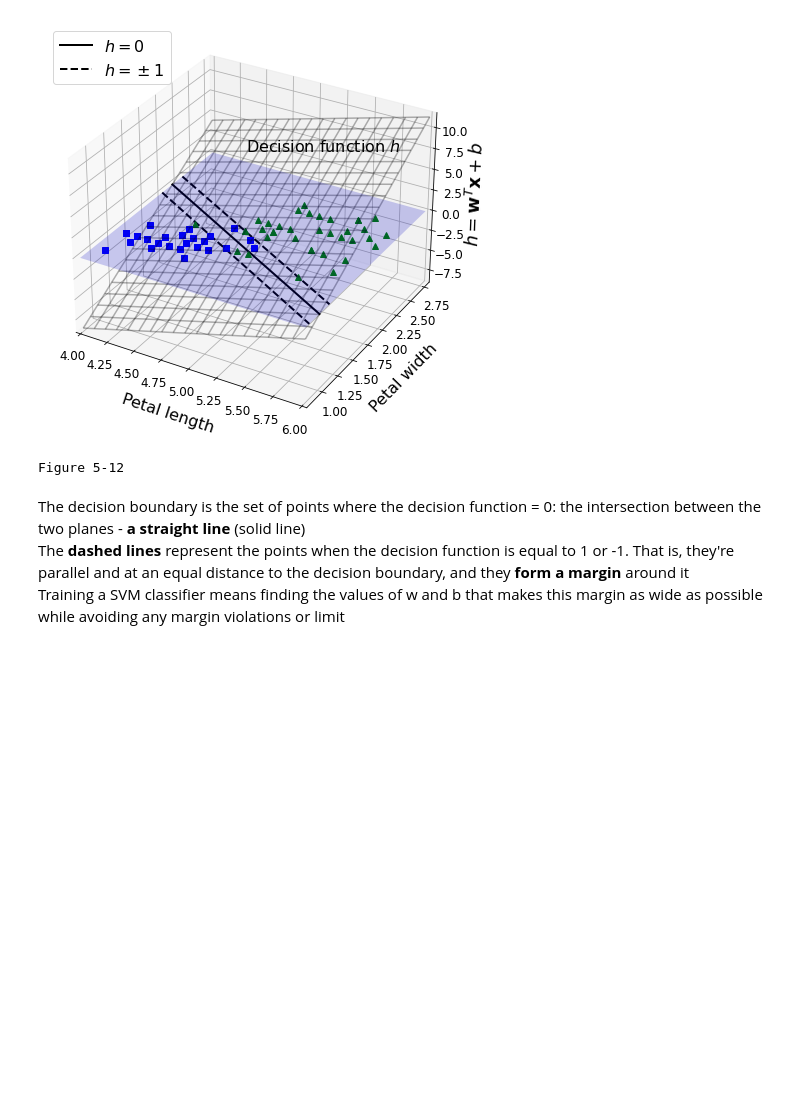
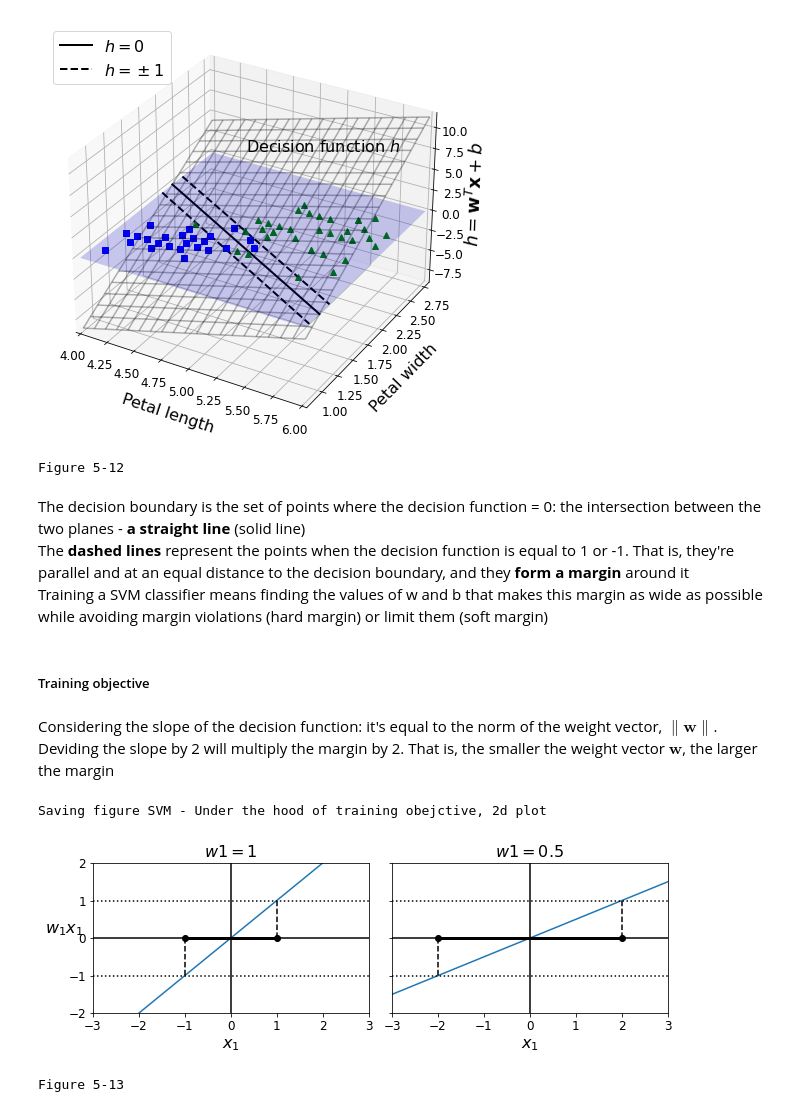
Before and after one commit to MarkJasonE/SupportVectorMachines, a Jupyter notebook: SupportVectorMachines.ipynb, the cells around one changed output. Drawn from its saved outputs; the diff is of its cells as text; code cells hidden in the pictures; blank space fills up the shorter version.

Commit message:
Added in section: Under the hood, point:Training objective equation. Added plot

```diff
--- a/SupportVectorMachines.ipynb
+++ b/SupportVectorMachines.ipynb
@@ -797,4 +797,41 @@ Figure 5-12
 # %% [markdown]
 The decision boundary is the set of points where the decision function = 0: the intersection between the two planes - <strong>a straight line</strong> (solid line)<br>
 The <strong>dashed lines</strong> represent the points when the decision function is equal to 1 or -1. That is, they're parallel and at an equal distance to the decision boundary, and they <strong>form a margin</strong> around it<br>
-Training a SVM classifier means finding the values of w and b that makes this margin as wide as possible while avoiding any margin violations or limit
+Training a SVM classifier means finding the values of w and b that makes this margin as wide as possible while avoiding margin violations (hard margin) or limit them (soft margin)
+# %% [markdown]
+##### Training objective
+# %% [markdown]
+Considering the slope of the decision function: it's equal to the norm of the weight vector, $\|\mathbf{w}\|$. Deviding the slope by 2 will multiply the margin by 2. That is, the smaller the weight vector $\mathbf{w}$, the larger the margin
+# %%
+def plot_2D_decision_function(w, b, ylabel=True, x1_lim=[-3, 3]):
+    x1 = np.linspace(x1_lim[0], x1_lim[1], 200)
+    y = w * x1 + b
+    m = 1 / w
+
+    plt.plot(x1, y)
+    plt.plot(x1_lim, [1, 1], "k:")
+    plt.plot(x1_lim, [-1, -1], "k:")
+    plt.axhline(y=0, color="k")
+    plt.axvline(x=0, color="k")
+    plt.plot([m, m], [0, 1], "k--")
+    plt.plot([-m, -m], [0, -1], "k--")
+    plt.plot([-m, m], [0, 0], "k-o", linewidth=3)
+    plt.axis(x1_lim + [-2, 2])
+    plt.xlabel(r"$x_1$", fontsize=16)
+    if ylabel:
+        plt.ylabel(r"$w_1 x_1$", rotation=0, fontsize=16)
+    plt.title(r"$w1 = {}$".format(w), fontsize=16)
+
+fig, axes = plt.subplots(ncols=2, figsize=(9, 3.2), sharey=True)
+plt.sca(axes[0])
+plot_2D_decision_function(1, 0)
+plt.sca(axes[1])
+plot_2D_decision_function(0.5, 0, ylabel=False)
+
+save_fig("SVM - Under the hood of training obejctive, 2d plot")
+plt.show()
+print("Figure 5-13")
+# %% [output]
+Saving figure SVM - Under the hood of training obejctive, 2d plot
+[figure, added]
+Figure 5-13
```
Also changed, not shown: parts of 4 cells of this notebook, 2 other files.
